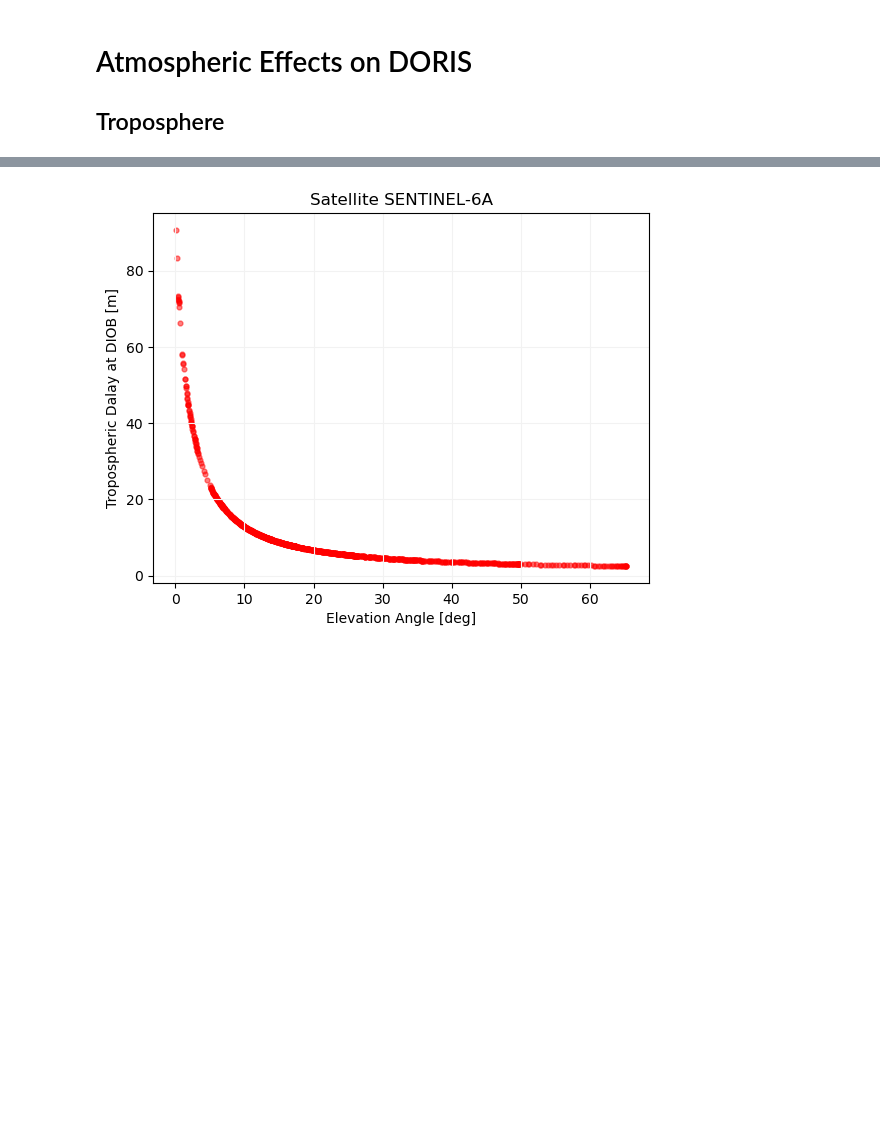
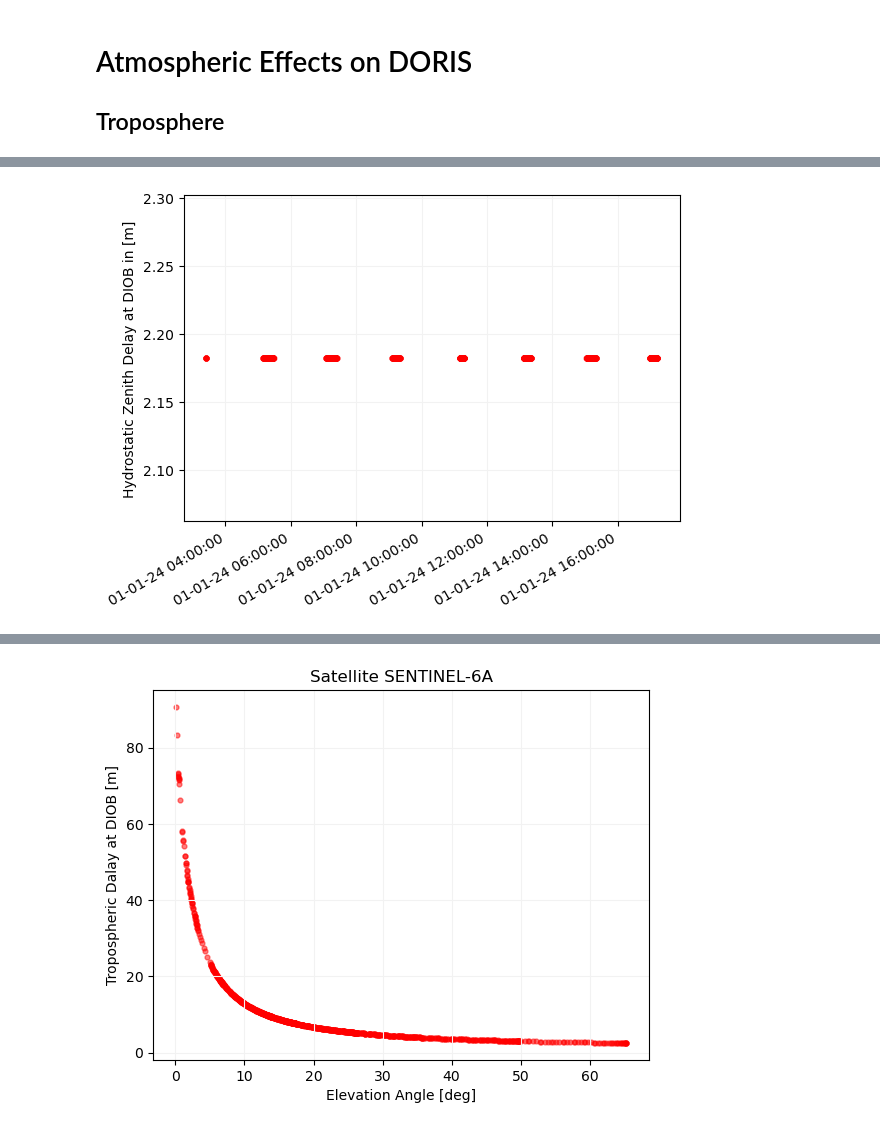
Before and after one commit to DSOlab/AcademicSoftware, a Jupyter notebook: JupiterLab/doris_days/atmo/atmosphere.ipynb, the cells around one changed output, grey strips where cells are left out. Saved outputs shown, nothing was run; the diff lists cells and outputs as text; code cells hidden in the pictures; blank space fills up the shorter version.

```diff
--- a/JupiterLab/doris_days/atmo/atmosphere.ipynb
+++ b/JupiterLab/doris_days/atmo/atmosphere.ipynb
@@ -61,0 +73,39 @@ def azele(rsat, rsta):
+# %%
+# precompute the denominator
+denom = 1. - 266e-5 * np.cos(2. * lat) - .28e-6 * hgt
+def dlzh(pressure): return 22768e-7 * pressure
+
+# lets store results to plot them later on
+ts = []; dL = []; pr = [];
+
+# for every block in the RINEX file
+for block in rnx:
+    # for every beacon in the block
+    for beacon, data in block:
+        # match DIOB
+        if beacon == rnx.name2id(site_name):
+
+            # use the block-provided clock correction to get to (approximate) TAI
+            # date(TAI) = epoch + receiver clock offset
+            tai = block.t() + attotime.attotimedelta(nanoseconds=block.clock_offset() * 1e9)
+
+            # get pressure value
+            pressure = data['P']['value']
+
+            # compute delay
+            delay = dlzh(pressure)
+
+            ts.append(tai)
+            dL.append(delay)
+            pr.append(pressure)
+# %%
+# Plot results w.r.t time ...
+plt.scatter([at2pt(ti) for ti in ts], dL, alpha=0.5, s=12, c='red')
+plt.grid(color='0.95')
+plt.ylabel(f"Hydrostatic Zenith Delay at {site_name} in [m]")
+ax = plt.gca()
+ax.xaxis.set_major_formatter(mdates.DateFormatter("%d-%m-%y %H:%M:%S"))
+plt.gcf().autofmt_xdate()
+plt.show()
+# %% [output]
+[figure, added]
```
Also changed, not shown: parts of 5 cells of this notebook, 17 other files.
